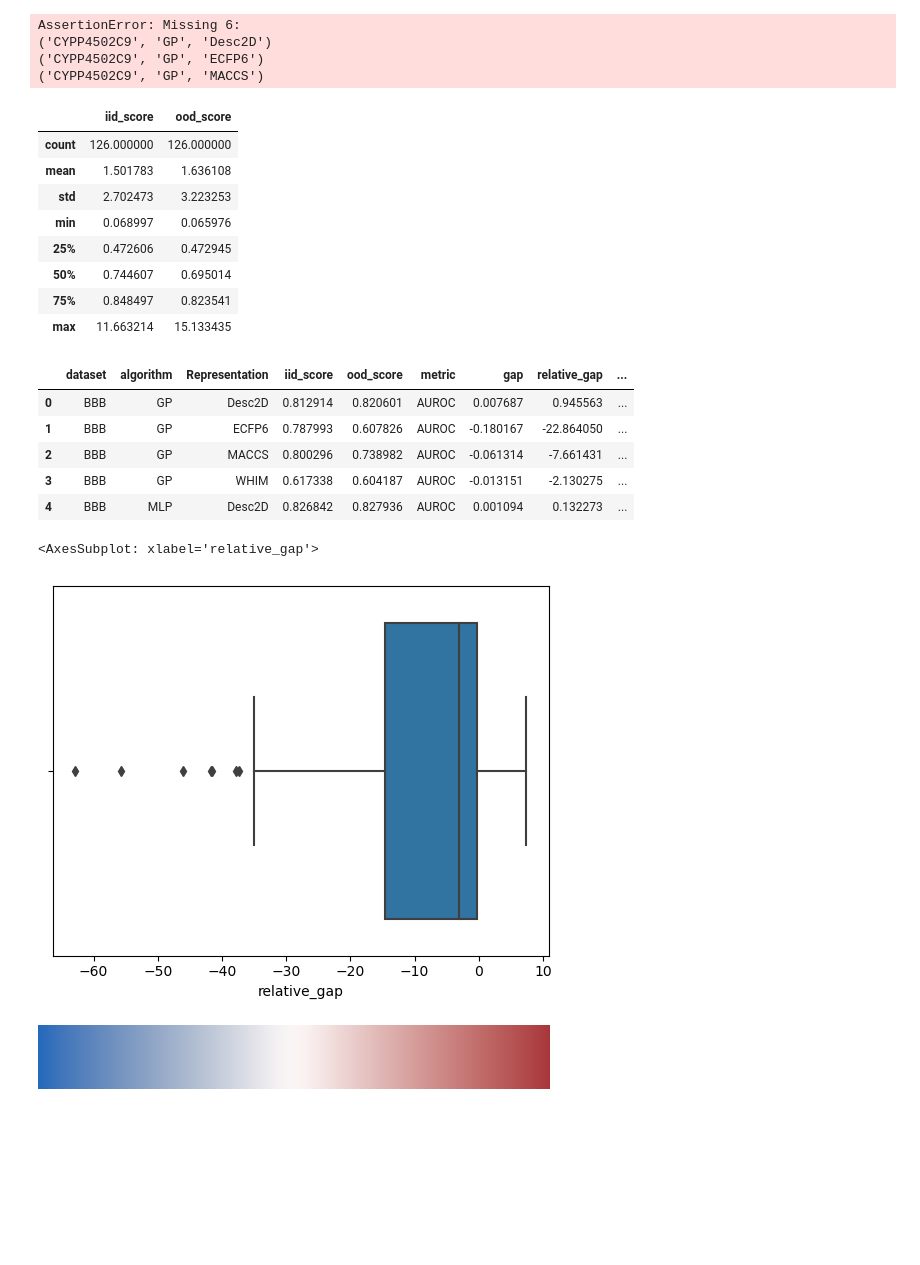
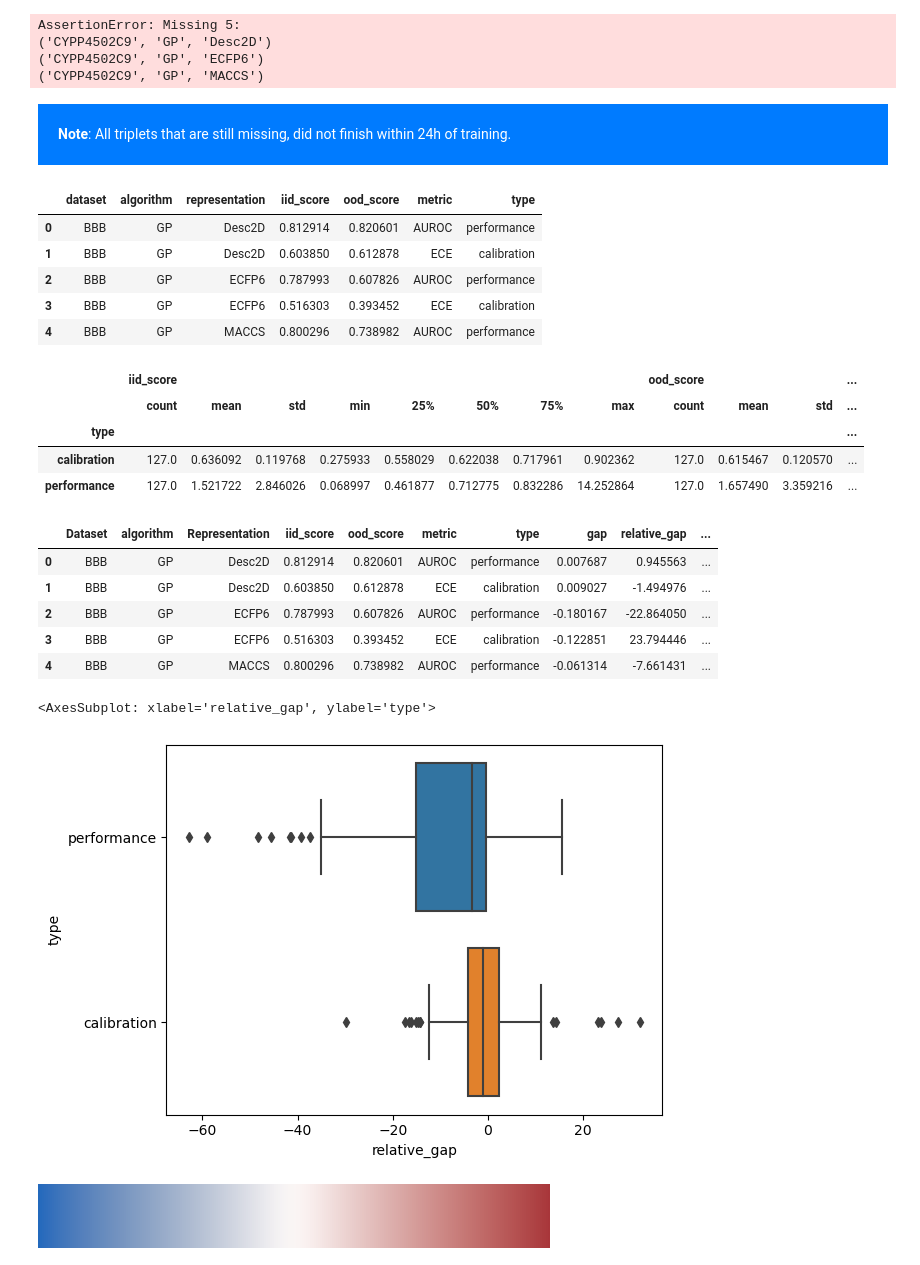
Before and after one commit to valence-labs/mood-experiments, a Jupyter notebook: notebooks/02. Gap between IID and OOD performance.ipynb, the cells around one changed output. Cells and saved outputs as stored; diff of their text form; code cells hidden in the pictures; blank space fills up the shorter version.

```diff
--- a/notebooks/02. Gap between IID and OOD performance.ipynb
+++ b/notebooks/02. Gap between IID and OOD performance.ipynb
@@ -15,7 +15,7 @@ from mood.baselines import SUPPORTED_BASELINES
 from mood.metrics import get_metric_direction
 from mood.utils import get_outlier_bounds
 # %%
-SUBDIR = "20221123_NB02"
+SUBDIR = "20221124_NB02"
 # %%
 in_dir = dm.fs.join(DOWNSTREAM_RESULTS_DIR, "dataframes", SUBDIR)
 pattern = dm.fs.join(in_dir, "gap_*.csv")
@@ -39,24 +39,31 @@ def find_missing(paths, all_triplets):
 all_triplets = list(itertools.product(MOOD_DATASETS, SUPPORTED_BASELINES, MOOD_REPRESENTATIONS))
 assert list(all_triplets) == len(paths), find_missing(paths, all_triplets)
 # %% [output]
-AssertionError: Missing 6:
+AssertionError: Missing 5:
 ('CYPP4502C9', 'GP', 'Desc2D')
 ('CYPP4502C9', 'GP', 'ECFP6')
 ('CYPP4502C9', 'GP', 'MACCS')
+# %% [markdown]
+<div style="padding: 20px; background-color: #007bff; color: white;"><b>Note</b>: All triplets that are still missing, did not finish within 24h of training. </div>
 # %%
 df_original = pd.concat([pd.read_csv(p) for p in tqdm.tqdm(paths)], ignore_index=True)
+# %%
+df_original.head()
+# %% [output]
+|  | dataset | algorithm | representation | iid_score | ood_score | metric | type |
+| 0 | BBB | GP | Desc2D | 0.812914 | 0.820601 | AUROC | performance |
+| 1 | BBB | GP | Desc2D | 0.603850 | 0.612878 | ECE | calibration |
+| 2 | BBB | GP | ECFP6 | 0.787993 | 0.607826 | AUROC | performance |
+| 3 | BBB | GP | ECFP6 | 0.516303 | 0.393452 | ECE | calibration |
+| 4 | BBB | GP | MACCS | 0.800296 | 0.738982 | AUROC | performance |
 # %%
-df_original[["iid_score", "ood_score"]].describe()
+df_original.groupby("type")[["iid_score", "ood_score"]].describe()
 # %% [output]
-|  | iid_score | ood_score |
-| count | 126.000000 | 126.000000 |
-| mean | 1.501783 | 1.636108 |
-| std | 2.702473 | 3.223253 |
-| min | 0.068997 | 0.065976 |
-| 25% | 0.472606 | 0.472945 |
-| 50% | 0.744607 | 0.695014 |
-| 75% | 0.848497 | 0.823541 |
-| max | 11.663214 | 15.133435 |
+|  | iid_score |  |  |  |  |  |  |  | ood_score |  |  | ... |
+|  | count | mean | std | min | 25% | 50% | 75% | max | count | mean | std | ... |
+| type |  |  |  |  |  |  |  |  |  |  |  | ... |
+| calibration | 127.0 | 0.636092 | 0.119768 | 0.275933 | 0.558029 | 0.622038 | 0.717961 | 0.902362 | 127.0 | 0.615467 | 0.120570 | ... |
+| performance | 127.0 | 1.521722 | 2.846026 | 0.068997 | 0.461877 | 0.712775 | 0.832286 | 14.252864 | 127.0 | 1.657490 | 3.359216 | ... |
 # %%
 # Make a copy to keep the original intact.
 # Useful for experimentation, as creating the dataframe can be slow
@@ -75,19 +82,18 @@ df["metric_direction"] = df["metric"].apply(get_metric_direction)
 df.loc[df["gap"] == "minimize", "gap"] = -df["gap"]
 df.loc[df["metric_direction"] == "minimize", "relative_gap"] = -df["relative_gap"]
 
-df["Dataset"] = df.apply(lambda x: f"{x['dataset']}\n({x['metric']})", axis=1)
-df = df.rename(columns={"representation": "Representation"})
+df = df.rename(columns={"representation": "Representation", "dataset": "Dataset"})
 df.head()
 # %% [output]
-|  | dataset | algorithm | Representation | iid_score | ood_score | metric | gap | relative_gap | ... |
-| 0 | BBB | GP | Desc2D | 0.812914 | 0.820601 | AUROC | 0.007687 | 0.945563 | ... |
-| 1 | BBB | GP | ECFP6 | 0.787993 | 0.607826 | AUROC | -0.180167 | -22.864050 | ... |
-| 2 | BBB | GP | MACCS | 0.800296 | 0.738982 | AUROC | -0.061314 | -7.661431 | ... |
-| 3 | BBB | GP | WHIM | 0.617338 | 0.604187 | AUROC | -0.013151 | -2.130275 | ... |
-| 4 | BBB | MLP | Desc2D | 0.826842 | 0.827936 | AUROC | 0.001094 | 0.132273 | ... |
+|  | Dataset | algorithm | Representation | iid_score | ood_score | metric | type | gap | relative_gap | ... |
+| 0 | BBB | GP | Desc2D | 0.812914 | 0.820601 | AUROC | performance | 0.007687 | 0.945563 | ... |
+| 1 | BBB | GP | Desc2D | 0.603850 | 0.612878 | ECE | calibration | 0.009027 | -1.494976 | ... |
+| 2 | BBB | GP | ECFP6 | 0.787993 | 0.607826 | AUROC | performance | -0.180167 | -22.864050 | ... |
+| 3 | BBB | GP | ECFP6 | 0.516303 | 0.393452 | ECE | calibration | -0.122851 | 23.794446 | ... |
+| 4 | BBB | GP | MACCS | 0.800296 | 0.738982 | AUROC | performance | -0.061314 | -7.661431 | ... |
 # %%
-sns.boxplot(data=df, x="relative_gap")
+sns.boxplot(data=df, x="relative_gap", y="type")
 # %% [output]
-<AxesSubplot: xlabel='relative_gap'>
+<AxesSubplot: xlabel='relative_gap', ylabel='type'>
-[figure, old version]
+[figure, new version]
 # %%
```
Also changed, not shown: parts of 6 cells of this notebook, 14 other files.
